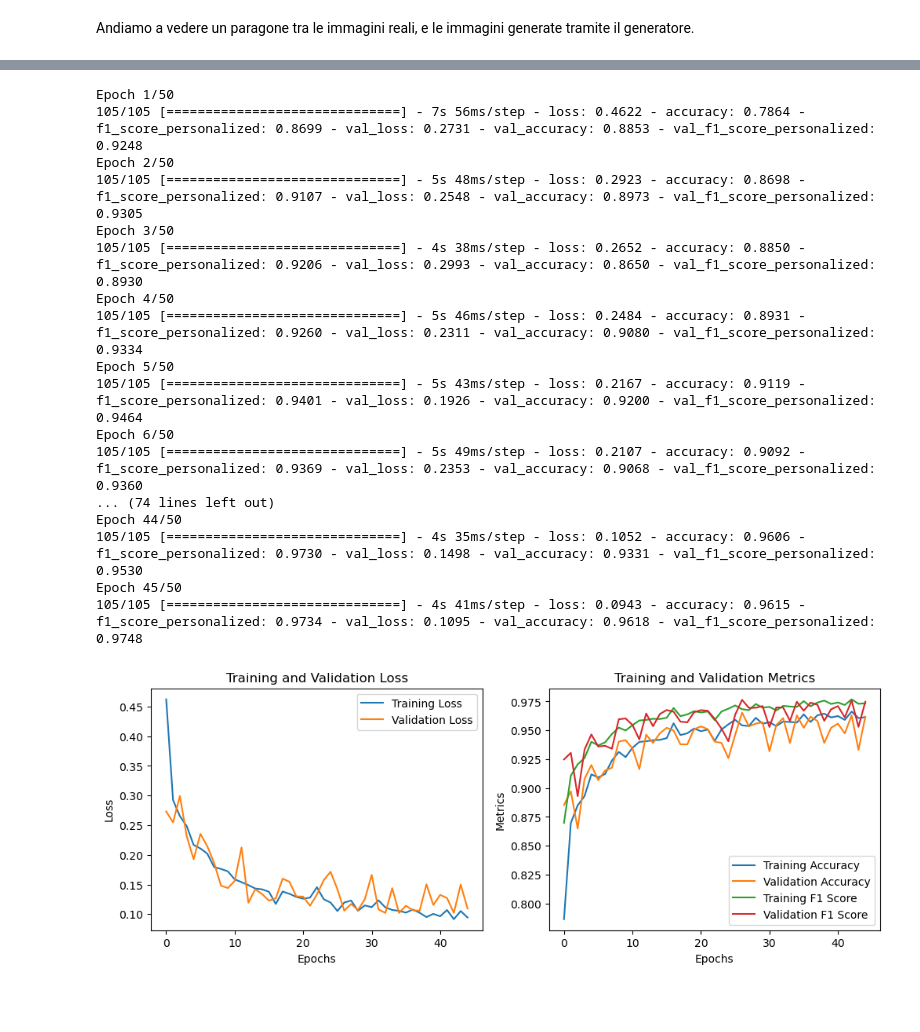
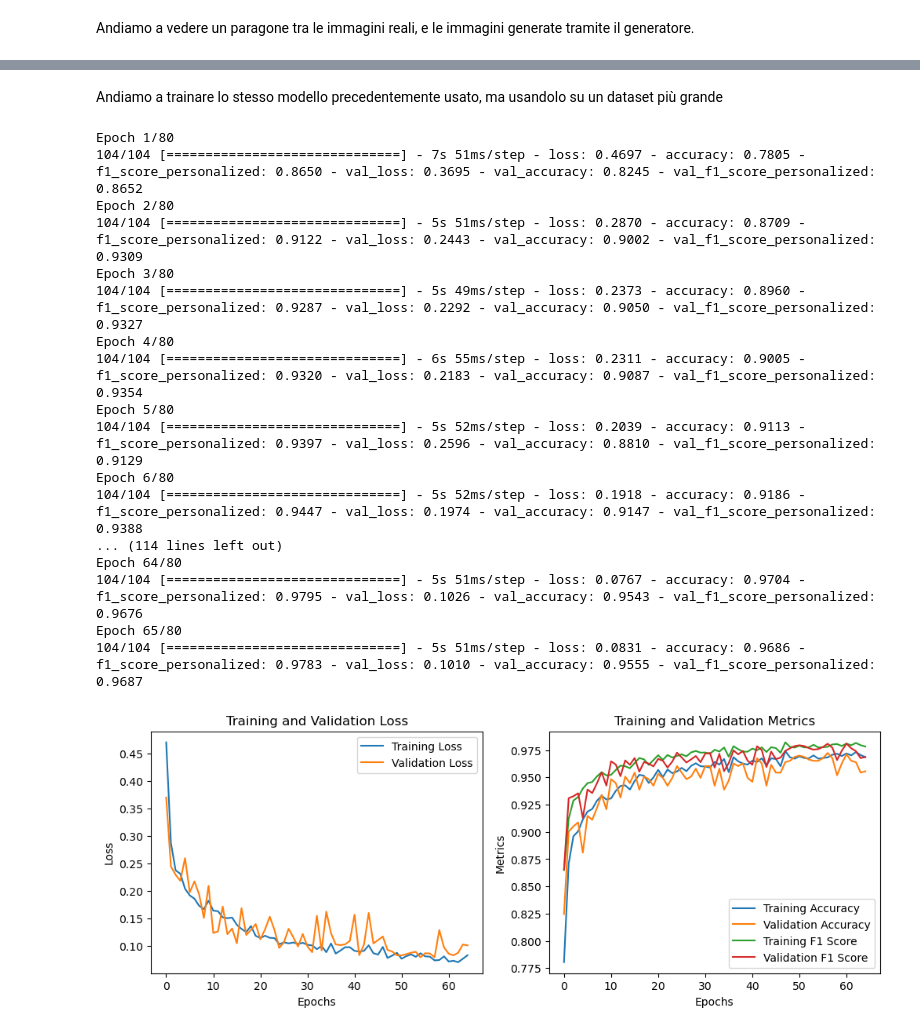
Before and after one commit to MarcoLor01/MachineLearningProject, a Jupyter notebook: pneumonia.ipynb, the cells around one changed output, grey strips where cells are left out. Drawn from its saved outputs; the diff is of its cells as text; code cells hidden in the pictures; blank space fills up the shorter version.

```diff
--- a/pneumonia.ipynb
+++ b/pneumonia.ipynb
@@ -513,0 +497,2 @@ cnn1_augmentation = Sequential([
+# %% [markdown]
+Andiamo a trainare lo stesso modello precedentemente usato, ma usandolo su un dataset più grande
@@ -514,32 +510,33 @@ cnn1_augmentation = Sequential([
 # %%
 cnn1_augmentation.compile(optimizer='adam', loss='binary_crossentropy', metrics=['accuracy', f1_score_personalized])
 
-# Addestramento del modello con data augmentation
-history2 = cnn1_augmentation.fit(
+history = cnn1_augmentation.fit(
     train_generator,
-    epochs=50,
+    steps_per_epoch=len(X_train_expand) // 32,
+    epochs=80,
     validation_data=val_generator,
+    validation_steps=len(X_val_expand) // 32,
     callbacks=[early_stopping]
 )
 # %% [output]
-Epoch 1/50
-105/105 [==============================] - 7s 56ms/step - loss: 0.4622 - accuracy: 0.7864 - f1_score_personalized: 0.8699 - val_loss: 0.2731 - val_accuracy: 0.8853 - val_f1_score_personalized: 0.9248
-Epoch 2/50
-105/105 [==============================] - 5s 48ms/step - loss: 0.2923 - accuracy: 0.8698 - f1_score_personalized: 0.9107 - val_loss: 0.2548 - val_accuracy: 0.8973 - val_f1_score_personalized: 0.9305
-Epoch 3/50
-105/105 [==============================] - 4s 38ms/step - loss: 0.2652 - accuracy: 0.8850 - f1_score_personalized: 0.9206 - val_loss: 0.2993 - val_accuracy: 0.8650 - val_f1_score_personalized: 0.8930
-Epoch 4/50
-105/105 [==============================] - 5s 46ms/step - loss: 0.2484 - accuracy: 0.8931 - f1_score_personalized: 0.9260 - val_loss: 0.2311 - val_accuracy: 0.9080 - val_f1_score_personalized: 0.9334
-Epoch 5/50
-105/105 [==============================] - 5s 43ms/step - loss: 0.2167 - accuracy: 0.9119 - f1_score_personalized: 0.9401 - val_loss: 0.1926 - val_accuracy: 0.9200 - val_f1_score_personalized: 0.9464
-Epoch 6/50
-105/105 [==============================] - 5s 49ms/step - loss: 0.2107 - accuracy: 0.9092 - f1_score_personalized: 0.9369 - val_loss: 0.2353 - val_accuracy: 0.9068 - val_f1_score_personalized: 0.9360
-... (74 lines left out)
-Epoch 44/50
-105/105 [==============================] - 4s 35ms/step - loss: 0.1052 - accuracy: 0.9606 - f1_score_personalized: 0.9730 - val_loss: 0.1498 - val_accuracy: 0.9331 - val_f1_score_personalized: 0.9530
-Epoch 45/50
-105/105 [==============================] - 4s 41ms/step - loss: 0.0943 - accuracy: 0.9615 - f1_score_personalized: 0.9734 - val_loss: 0.1095 - val_accuracy: 0.9618 - val_f1_score_personalized: 0.9748
+Epoch 1/80
+104/104 [==============================] - 7s 51ms/step - loss: 0.4697 - accuracy: 0.7805 - f1_score_personalized: 0.8650 - val_loss: 0.3695 - val_accuracy: 0.8245 - val_f1_score_personalized: 0.8652
+Epoch 2/80
+104/104 [==============================] - 5s 51ms/step - loss: 0.2870 - accuracy: 0.8709 - f1_score_personalized: 0.9122 - val_loss: 0.2443 - val_accuracy: 0.9002 - val_f1_score_personalized: 0.9309
+Epoch 3/80
+104/104 [==============================] - 5s 49ms/step - loss: 0.2373 - accuracy: 0.8960 - f1_score_personalized: 0.9287 - val_loss: 0.2292 - val_accuracy: 0.9050 - val_f1_score_personalized: 0.9327
+Epoch 4/80
+104/104 [==============================] - 6s 55ms/step - loss: 0.2311 - accuracy: 0.9005 - f1_score_personalized: 0.9320 - val_loss: 0.2183 - val_accuracy: 0.9087 - val_f1_score_personalized: 0.9354
+Epoch 5/80
+104/104 [==============================] - 5s 52ms/step - loss: 0.2039 - accuracy: 0.9113 - f1_score_personalized: 0.9397 - val_loss: 0.2596 - val_accuracy: 0.8810 - val_f1_score_personalized: 0.9129
+Epoch 6/80
+104/104 [==============================] - 5s 52ms/step - loss: 0.1918 - accuracy: 0.9186 - f1_score_personalized: 0.9447 - val_loss: 0.1974 - val_accuracy: 0.9147 - val_f1_score_personalized: 0.9388
+... (114 lines left out)
+Epoch 64/80
+104/104 [==============================] - 5s 51ms/step - loss: 0.0767 - accuracy: 0.9704 - f1_score_personalized: 0.9795 - val_loss: 0.1026 - val_accuracy: 0.9543 - val_f1_score_personalized: 0.9676
+Epoch 65/80
+104/104 [==============================] - 5s 51ms/step - loss: 0.0831 - accuracy: 0.9686 - f1_score_personalized: 0.9783 - val_loss: 0.1010 - val_accuracy: 0.9555 - val_f1_score_personalized: 0.9687
 # %%
-graphics(history2)
+graphics(history)
 # %% [output]
-[figure, old version]
+[figure, new version]
```
Also changed, not shown: parts of 52 cells of this notebook.
